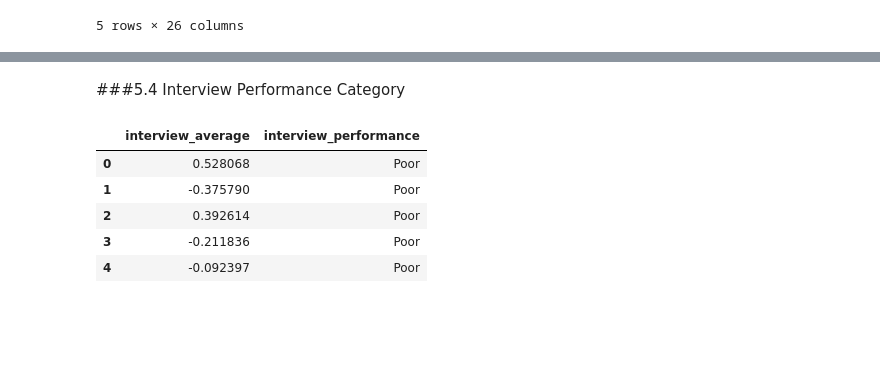
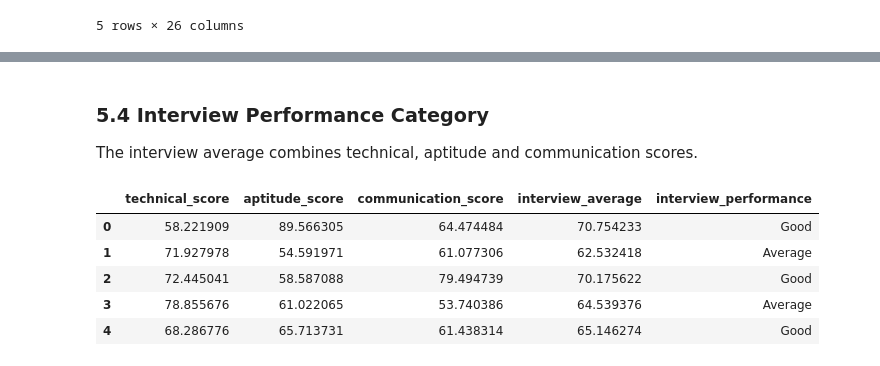
Before and after one commit to B-Pearlraj/JAPS_Analysis-prediction, a Jupyter notebook: JAPS_Analysis&prediction.ipynb, the cells around one changed output, grey strips where cells are left out. Cells and saved outputs as stored; diff of their text form; code cells hidden in the pictures; blank space fills up the shorter version.

```diff
--- a/JAPS_Analysis&prediction.ipynb
+++ b/JAPS_Analysis&prediction.ipynb
@@ -1102,0 +276,9 @@ JAPS_df[['years_of_experience','experience_category']].head(10)
+# %%
+for col in object_columns:
+    JAPS_df[col] = (
+        JAPS_df[col]
+        .astype(str)
+        .str.strip()
+        .str.replace(r"\s+", " ", regex=True)
+        .str.title()
+    )
@@ -1102,0 +334,10 @@ JAPS_df[['years_of_experience','experience_category']].head(10)
+# %%
+JAPS_df['experience_age_ratio'] = (
+    JAPS_df['years_of_experience'] / JAPS_df['age_years']
+)
+
+JAPS_df[
+    JAPS_df['years_of_experience'] > (JAPS_df['age_years'] - 18)
+][
+    ['age_years', 'years_of_experience', 'experience_age_ratio']
+].head(20)
@@ -1148,11 +719,13 @@ dtype: int64
 # %%
-def skills_level(skill):
-    if skill >= 80:
+def skills_level(score):
+    if score >= 80:
         return "High"
-    elif skill >= 60:
+    elif score >= 60:
         return "Medium"
     else:
         return "Low"
 
-JAPS_df["skills_match_level"] = JAPS_df["skills_match_percentage"].apply(skills_level)
+JAPS_df['skills_match_level'] = (
+    JAPS_df['skills_match_percentage'].apply(skills_level)
+)
 # %%
@@ -1173,6 +748,8 @@ JAPS_df['skills_match_level'].value_counts()
 dtype: int64
 # %% [markdown]
-###5.4 Interview Performance Category
+### **5.4 Interview Performance Category**
+
+The interview average combines technical, aptitude and communication scores.
 # %%
 JAPS_df['interview_average'] = (
     JAPS_df['technical_score'] +
@@ -1190,16 +767,19 @@ def interview_category(score):
     else:
         return "Poor"
 
-JAPS_df["interview_performance"] = JAPS_df["interview_average"].apply(interview_category)
+JAPS_df['interview_performance'] = (
+    JAPS_df['interview_average'].apply(interview_category)
+)
 # %%
-JAPS_df[['interview_average','interview_performance']].head()
+JAPS_df[['technical_score', 'aptitude_score', 'communication_score',
+            'interview_average', 'interview_performance']].head()
 # %% [output]
-|  | interview_average | interview_performance |
-| 0 | 0.528068 | Poor |
-| 1 | -0.375790 | Poor |
-| 2 | 0.392614 | Poor |
-| 3 | -0.211836 | Poor |
-| 4 | -0.092397 | Poor |
+|  | technical_score | aptitude_score | communication_score | interview_average | interview_performance |
+| 0 | 58.221909 | 89.566305 | 64.474484 | 70.754233 | Good |
+| 1 | 71.927978 | 54.591971 | 61.077306 | 62.532418 | Average |
+| 2 | 72.445041 | 58.587088 | 79.494739 | 70.175622 | Good |
+| 3 | 78.855676 | 61.022065 | 53.740386 | 64.539376 | Average |
+| 4 | 68.286776 | 65.713731 | 61.438314 | 65.146274 | Good |
 # %%
 JAPS_df['interview_performance'].value_counts()
 # %% [output]
```
Also changed, not shown: parts of 305 cells of this notebook, 3 other files.
